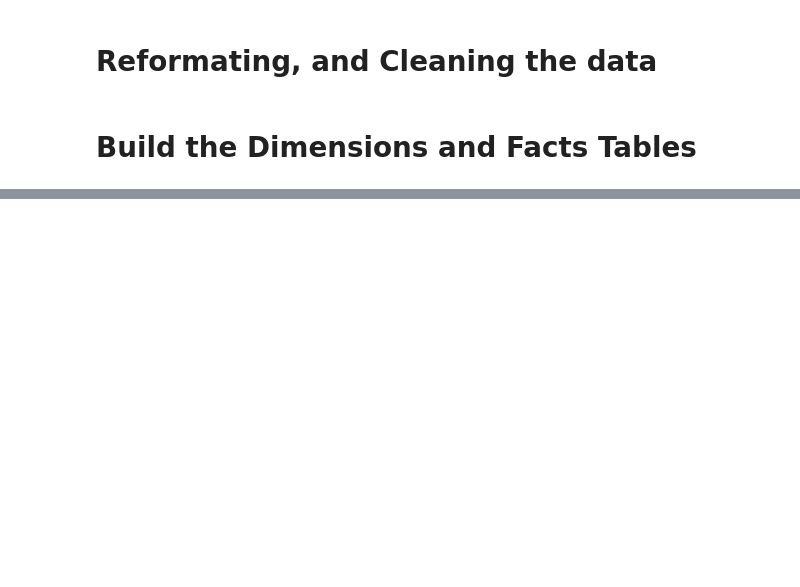
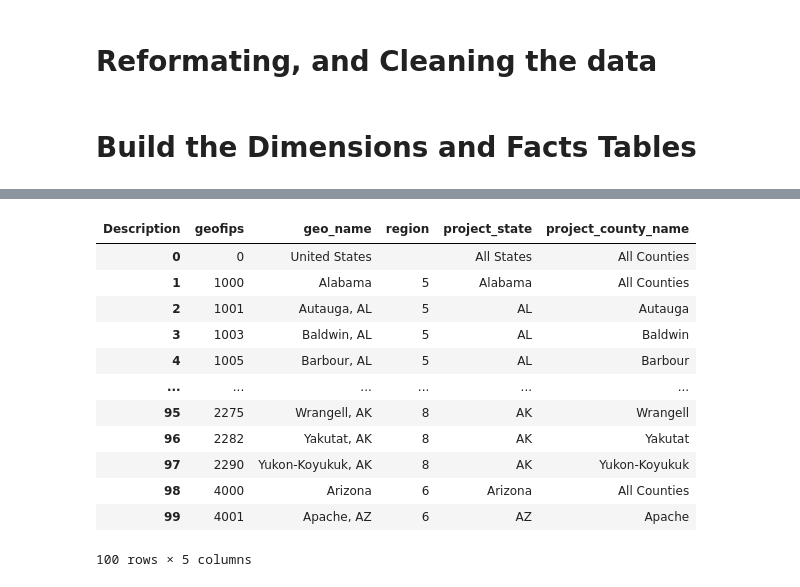
Before and after one commit to joseASC6/PPP_loan_analysis, a Jupyter notebook: programming_scripts/transform_and_load_data.ipynb, the cells around one changed output, grey strips where cells are left out. Saved outputs shown, nothing was run; the diff lists cells and outputs as text; code cells hidden in the pictures; blank space fills up the shorter version.

```diff
--- a/programming_scripts/transform_and_load_data.ipynb
+++ b/programming_scripts/transform_and_load_data.ipynb
@@ -626,0 +426,20 @@ if __name__ == "__main__":
+# %%
+clean_gdp_data = reformat_gdp_data()
+dim_geography = clean_gdp_data[['geofips', 'geo_name', 'region']].drop_duplicates()
+dim_geography = dim_geography.reset_index(drop=True)
+
+# Remove the * from the geo_name
+dim_geography['geo_name'] = dim_geography['geo_name'].str.replace('*', '')
+
+#Remove the County, Parish, Borough, Census Area, Municipality, City and Borough, (Independent City) from the geo_name
+dim_geography['geo_name'] = dim_geography['geo_name'].str.replace(' City and Borough', '')
+dim_geography['geo_name'] = dim_geography['geo_name'].str.replace(' Borough', '')
+dim_geography['geo_name'] = dim_geography['geo_name'].str.replace(' Census Area', '')
+dim_geography['geo_name'] = dim_geography['geo_name'].str.replace(' Municipality', '')
+dim_geography['geo_name'] = dim_geography['geo_name'].str.replace(' (Independent City)', '')
+
+# Special cases. Ex: Augusta, Staunton + Waynesboro, VA -> Augusta, VA
+dim_geography['geo_name'] = dim_geography['geo_name'].str.replace(r'(.+),.+,', r'\1,')
+
+
+dim_geography.head(100)
@@ -626,0 +471,38 @@ if __name__ == "__main__":
+# %%
+# Split the geo_name into project_state and project_county_name
+dim_geography['project_state'] = dim_geography['geo_name'].str.split(',').str[1].str.strip()
+dim_geography['project_county_name'] = dim_geography['geo_name'].str.split(',').str[0].str.strip()
+
+# Temporarily set geofips to string
+dim_geography['geofips'] = dim_geography['geofips'].astype(str)
+dim_geography['geo_name'] = dim_geography['geo_name'].astype(str)
+
+# Set the project_state and project_county_name for the United States
+dim_geography.loc[dim_geography['geofips'] == '0', 'project_state'] = 'All States'
+dim_geography.loc[dim_geography['geofips'] == '0', 'project_county_name'] = 'All Counties'
+
+# Set the project_state and project_county_name for the States
+dim_geography.loc[dim_geography['geofips'].str.endswith('000'), 'project_state'] = dim_geography['geo_name']
+dim_geography.loc[dim_geography['geofips'].str.endswith('000'), 'project_county_name'] = 'All Counties'
+
+# Set the data types
+dim_geography['geofips'] = dim_geography['geofips'].astype(int)
+dim_geography['geo_name'] = dim_geography['geo_name'].astype(pd.StringDtype("pyarrow"))
+dim_geography['region'] = dim_geography['region'].astype(pd.StringDtype("pyarrow"))
+dim_geography['project_state'] = dim_geography['project_state'].astype(pd.StringDtype("pyarrow"))
+dim_geography['project_county_name'] = dim_geography['project_county_name'].astype(pd.StringDtype("pyarrow"))
+dim_geography.head(100)
+# %% [output]
+| Description | geofips | geo_name | region | project_state | project_county_name |
+| 0 | 0 | United States |  | All States | All Counties |
+| 1 | 1000 | Alabama | 5 | Alabama | All Counties |
+| 2 | 1001 | Autauga, AL | 5 | AL | Autauga |
+| 3 | 1003 | Baldwin, AL | 5 | AL | Baldwin |
+| 4 | 1005 | Barbour, AL | 5 | AL | Barbour |
+| ... | ... | ... | ... | ... | ... |
+| 95 | 2275 | Wrangell, AK | 8 | AK | Wrangell |
+| 96 | 2282 | Yakutat, AK | 8 | AK | Yakutat |
+| 97 | 2290 | Yukon-Koyukuk, AK | 8 | AK | Yukon-Koyukuk |
+| 98 | 4000 | Arizona | 6 | Arizona | All Counties |
+| 99 | 4001 | Apache, AZ | 6 | AZ | Apache |
+100 rows × 5 columns
```
Also changed, not shown: parts of 56 cells of this notebook, 4 other files.
